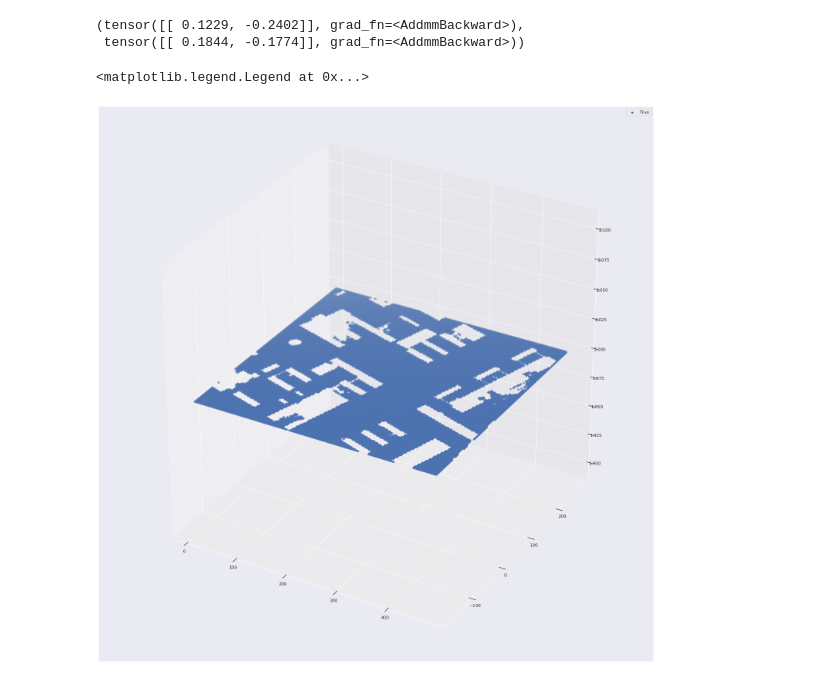
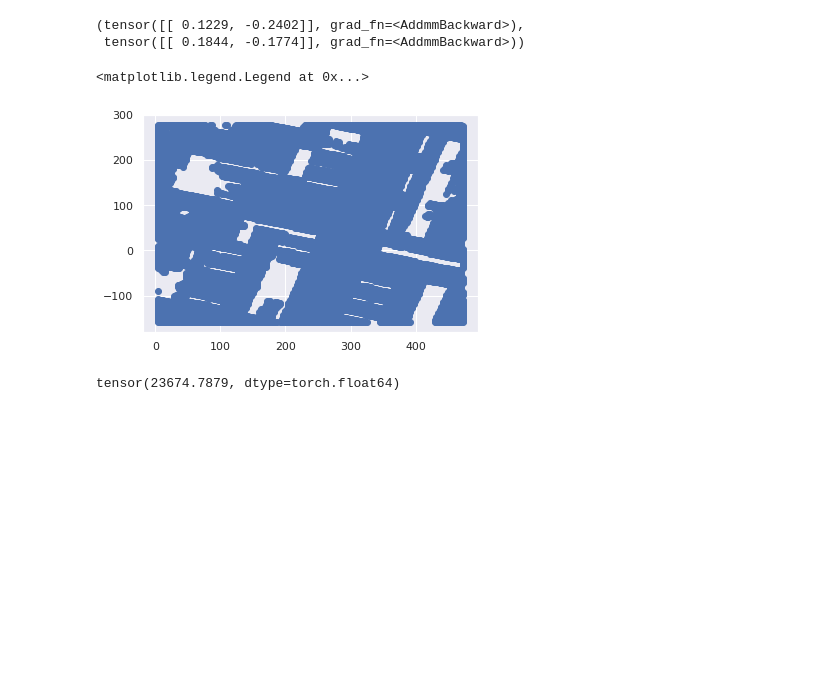
Before and after one commit to evangstav/Channel_Charting, a Jupyter notebook: notebooks/SiameseNetChannelCharting-v1-Copy1.ipynb, the cells around one changed output. Cells and saved outputs as stored; diff of their text form; code cells hidden in the pictures; blank space fills up the shorter version.

```diff
--- a/notebooks/SiameseNetChannelCharting-v1-Copy1.ipynb
+++ b/notebooks/SiameseNetChannelCharting-v1-Copy1.ipynb
@@ -228,11 +213,12 @@ example_1_mapping, example_2_mapping
 # %%
 mappings = model(test_dataset[:][0]).detach().numpy()
 # %%
-from mpl_toolkits.mplot3d import Axes3D
-fig = plt.figure(figsize=(20,20))
-ax = Axes3D(fig)
-ax.scatter(rx_positions[:,0], rx_positions[:,1], rx_positions[:,2], label='True')
+plt.scatter(rx_positions[:,0], rx_positions[:,1], label='True')
 ax.legend()
 # %% [output]
 <matplotlib.legend.Legend at 0x...>
-[figure, old version]
+[figure, new version]
+# %%
+torch.mean((y1[:,:-1] - true_pos[:100])**2)
+# %% [output]
+tensor(23674.7879, dtype=torch.float64)
```
Also changed, not shown: parts of 20 cells of this notebook, 10 other files.
